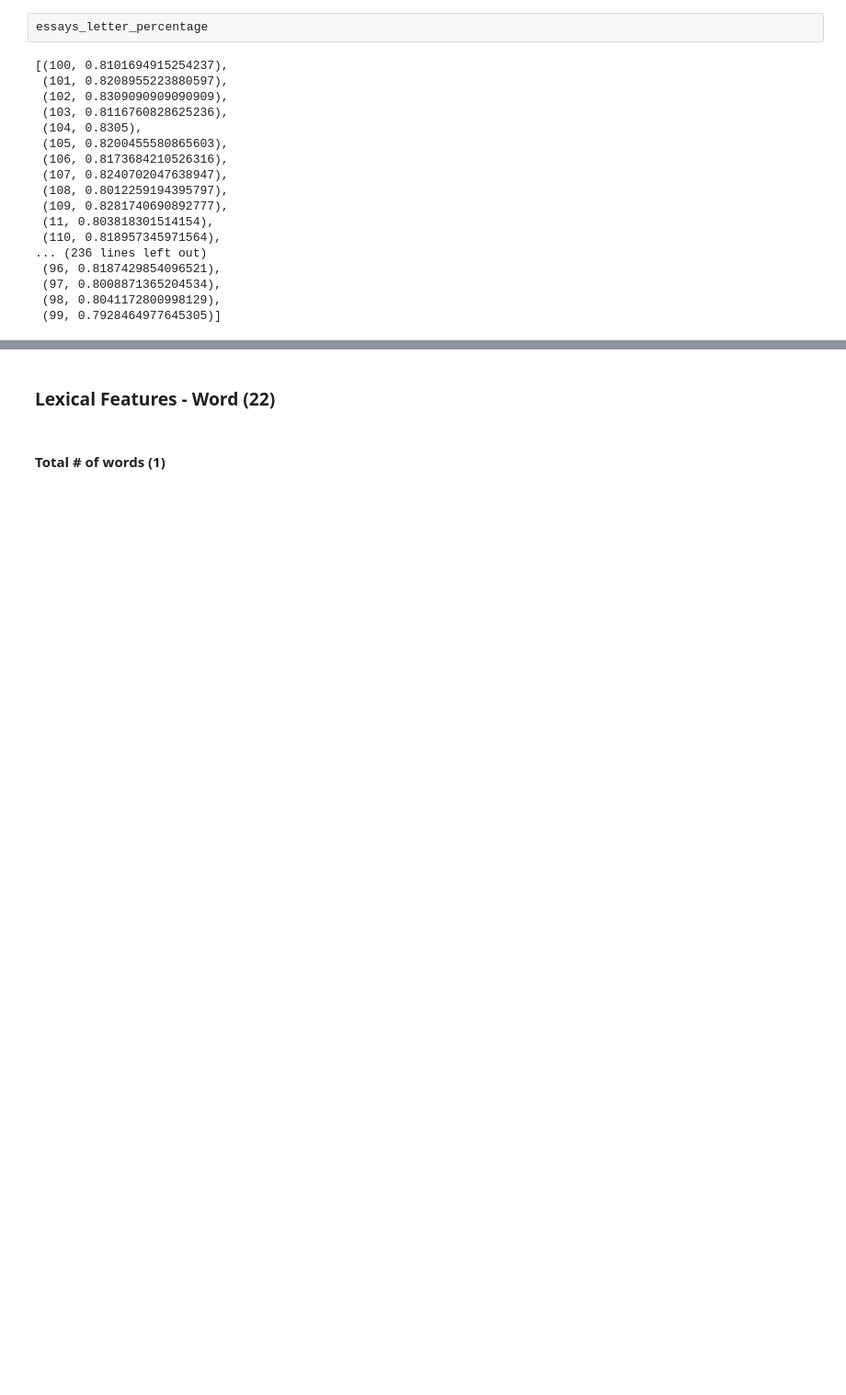
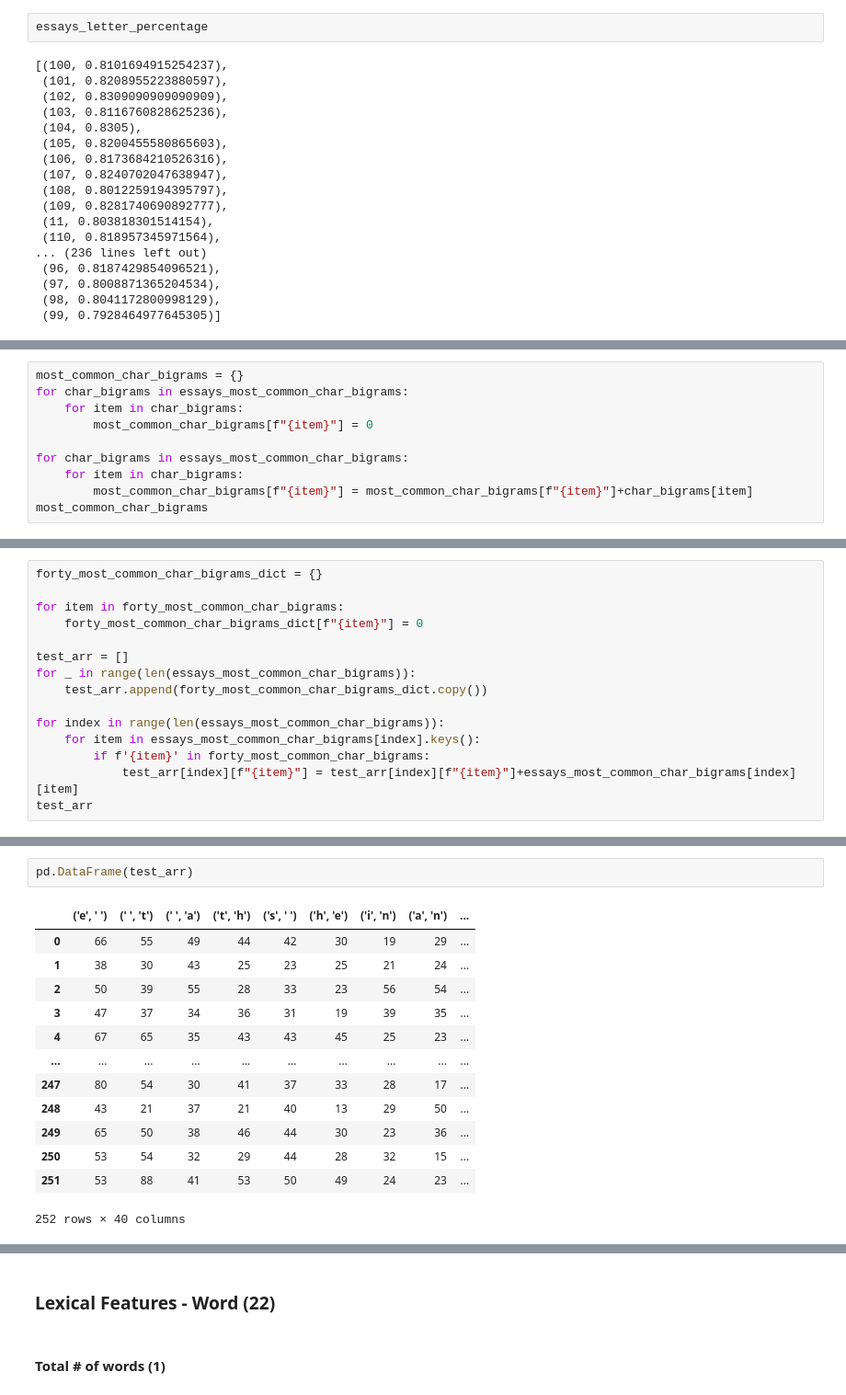
Before and after one commit to Brian-D-Dang/ChatGPT-Generated-Text-Detection, a Jupyter notebook: text_feature_extraction - BDD.ipynb, the cells around one changed output, grey strips where cells are left out. Shown at 92% size. Cells and saved outputs as stored; diff of their text form; blank space fills up the shorter version.

```diff
--- a/text_feature_extraction - BDD.ipynb
+++ b/text_feature_extraction - BDD.ipynb
@@ -241,0 +315,10 @@ temp_arr
+# %%
+most_common_char_bigrams = {}
+for char_bigrams in essays_most_common_char_bigrams:
+    for item in char_bigrams:
+        most_common_char_bigrams[f"{item}"] = 0
+
+for char_bigrams in essays_most_common_char_bigrams:
+    for item in char_bigrams:
+        most_common_char_bigrams[f"{item}"] = most_common_char_bigrams[f"{item}"]+char_bigrams[item]
+most_common_char_bigrams
@@ -241,0 +357,15 @@ temp_arr
+# %%
+forty_most_common_char_bigrams_dict = {}
+
+for item in forty_most_common_char_bigrams:
+    forty_most_common_char_bigrams_dict[f"{item}"] = 0
+
+test_arr = []
+for _ in range(len(essays_most_common_char_bigrams)):
+    test_arr.append(forty_most_common_char_bigrams_dict.copy())
+
+for index in range(len(essays_most_common_char_bigrams)):
+    for item in essays_most_common_char_bigrams[index].keys():
+        if f'{item}' in forty_most_common_char_bigrams:
+            test_arr[index][f"{item}"] = test_arr[index][f"{item}"]+essays_most_common_char_bigrams[index][item]
+test_arr
@@ -241,0 +390,16 @@ temp_arr
+# %%
+pd.DataFrame(test_arr)
+# %% [output]
+|  | ('e', ' ') | (' ', 't') | (' ', 'a') | ('t', 'h') | ('s', ' ') | ('h', 'e') | ('i', 'n') | ('a', 'n') | ... |
+| 0 | 66 | 55 | 49 | 44 | 42 | 30 | 19 | 29 | ... |
+| 1 | 38 | 30 | 43 | 25 | 23 | 25 | 21 | 24 | ... |
+| 2 | 50 | 39 | 55 | 28 | 33 | 23 | 56 | 54 | ... |
+| 3 | 47 | 37 | 34 | 36 | 31 | 19 | 39 | 35 | ... |
+| 4 | 67 | 65 | 35 | 43 | 43 | 45 | 25 | 23 | ... |
+| ... | ... | ... | ... | ... | ... | ... | ... | ... | ... |
+| 247 | 80 | 54 | 30 | 41 | 37 | 33 | 28 | 17 | ... |
+| 248 | 43 | 21 | 37 | 21 | 40 | 13 | 29 | 50 | ... |
+| 249 | 65 | 50 | 38 | 46 | 44 | 30 | 23 | 36 | ... |
+| 250 | 53 | 54 | 32 | 29 | 44 | 28 | 32 | 15 | ... |
+| 251 | 53 | 88 | 41 | 53 | 50 | 49 | 24 | 23 | ... |
+252 rows × 40 columns
```
Also changed, not shown: parts of 28 cells of this notebook.
